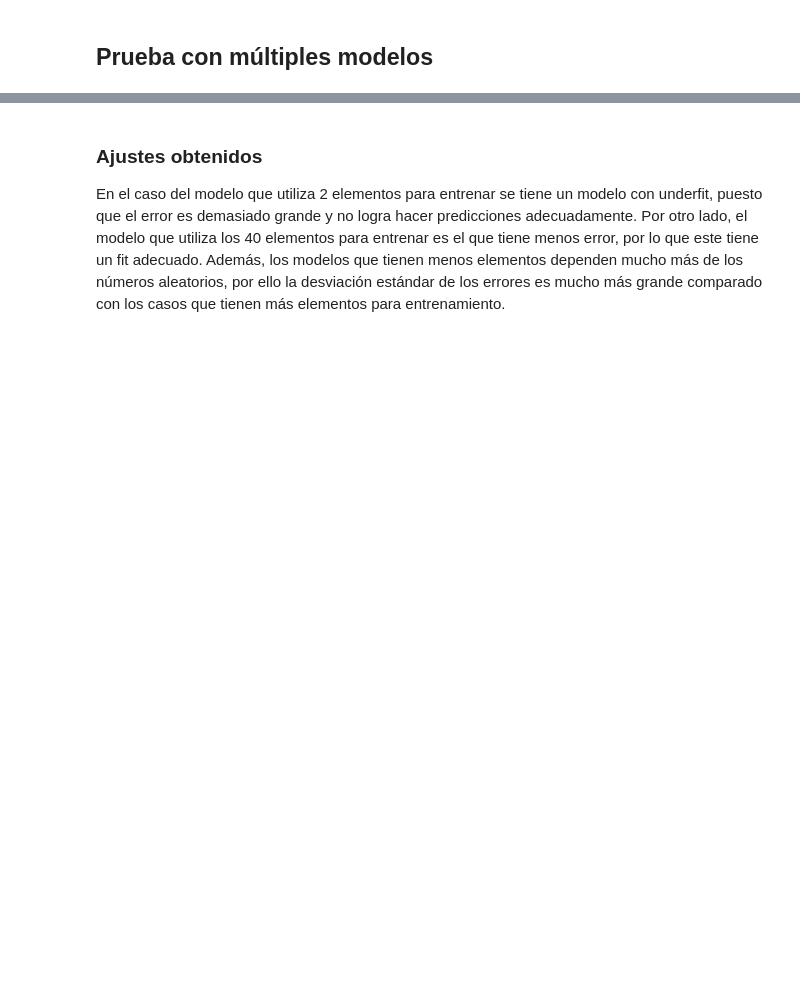
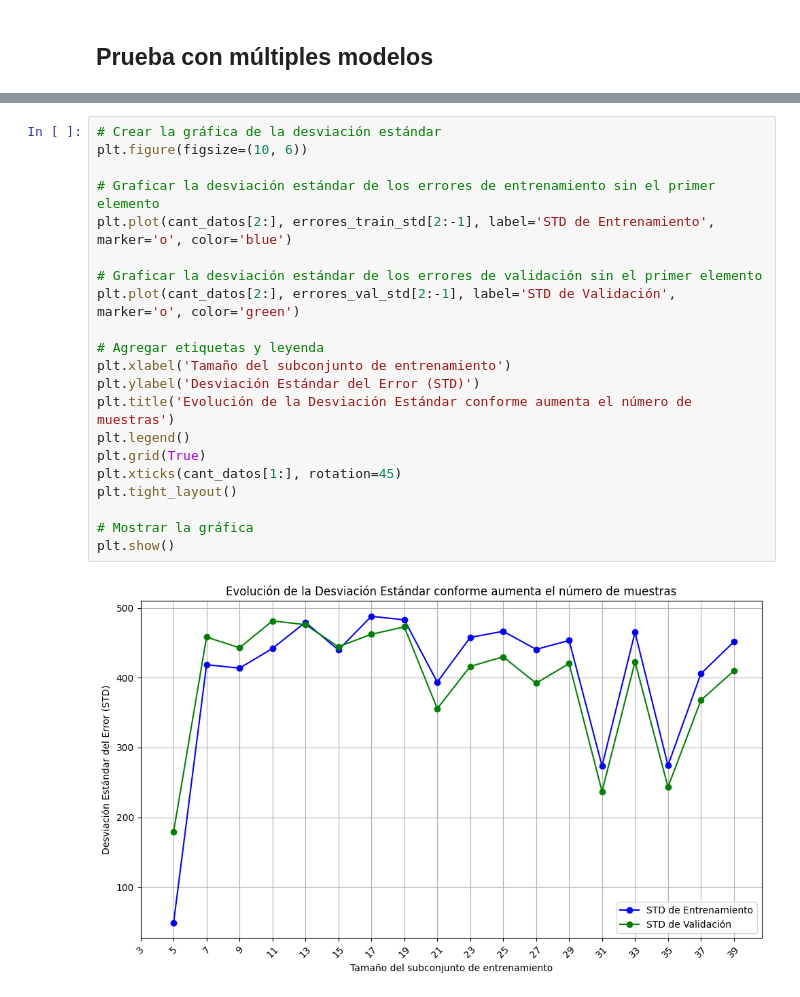
Before and after one commit to OscarAGtz/Portafolio-IA, a Jupyter notebook: Portafolio de análisis/Machine Learning/Desempeño_de_modelo.ipynb, the cells around one changed output, grey strips where cells are left out. Drawn from its saved outputs; the diff is of its cells as text; blank space fills up the shorter version.

```diff
--- a/Portafolio de análisis/Machine Learning/Desempeño_de_modelo.ipynb
+++ b/Portafolio de análisis/Machine Learning/Desempeño_de_modelo.ipynb
@@ -187,4 +183,23 @@ plt.show()
-# %% [markdown]
-### Ajustes obtenidos
-
-En el caso del modelo que utiliza 2 elementos para entrenar se tiene un modelo con underfit, puesto que el error es demasiado grande y no logra hacer predicciones adecuadamente. Por otro lado, el modelo que utiliza los 40 elementos para entrenar es el que tiene menos error, por lo que este tiene un fit adecuado. Además, los modelos que tienen menos elementos dependen mucho más de los números aleatorios, por ello la desviación estándar de los errores es mucho más grande comparado con los casos que tienen más elementos para entrenamiento.
+# %%
+# Crear la gráfica de la desviación estándar
+plt.figure(figsize=(10, 6))
+
+# Graficar la desviación estándar de los errores de entrenamiento sin el primer elemento
+plt.plot(cant_datos[2:], errores_train_std[2:-1], label='STD de Entrenamiento', marker='o', color='blue')
+
+# Graficar la desviación estándar de los errores de validación sin el primer elemento
+plt.plot(cant_datos[2:], errores_val_std[2:-1], label='STD de Validación', marker='o', color='green')
+
+# Agregar etiquetas y leyenda
+plt.xlabel('Tamaño del subconjunto de entrenamiento')
+plt.ylabel('Desviación Estándar del Error (STD)')
+plt.title('Evolución de la Desviación Estándar conforme aumenta el número de muestras')
+plt.legend()
+plt.grid(True)
+plt.xticks(cant_datos[1:], rotation=45)
+plt.tight_layout()
+
+# Mostrar la gráfica
+plt.show()
+# %% [output]
+[figure, added]
```
Also changed, not shown: parts of 11 cells of this notebook.
